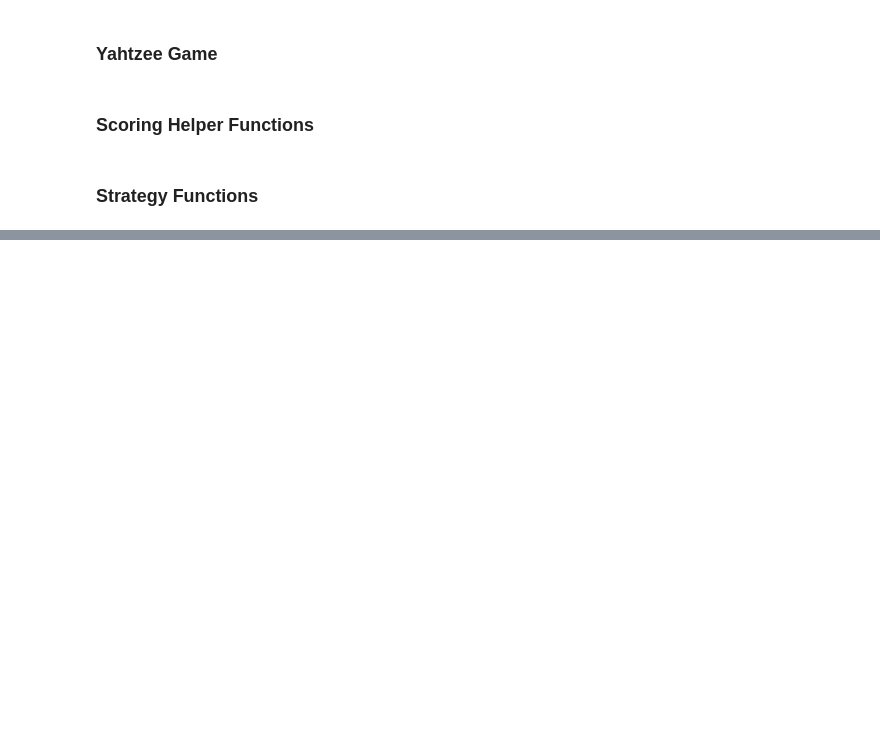
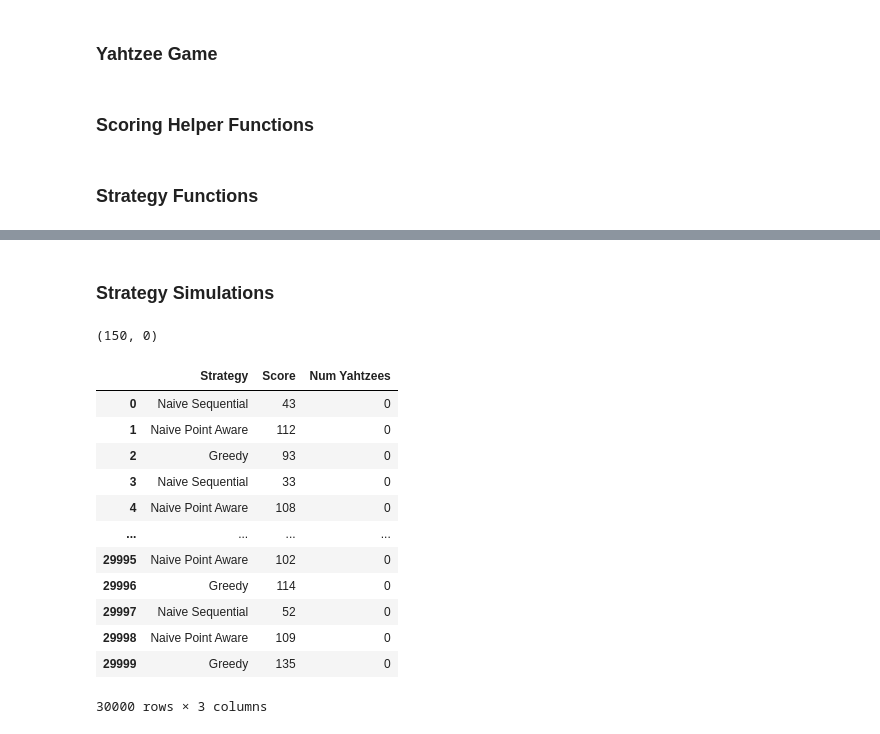
Before and after one commit to sejaldua/yahtzee-simulation, a Jupyter notebook: yahtzee.ipynb, the cells around one changed output, grey strips where cells are left out. Drawn from its saved outputs; the diff is of its cells as text; code cells hidden in the pictures; blank space fills up the shorter version.

```diff
--- a/yahtzee.ipynb
+++ b/yahtzee.ipynb
@@ -186,0 +298,15 @@ def naive_point_aware_strategy(card, verbose=False):
+# %%
+# Create a Yahtzee card object
+card = Yahtzee()
+
+# Run the simple strategy on the card
+naive_sequential_strategy(card, verbose=True)
+
+# Print the final scores
+print("Yahtzee Scorecard:")
+for category, score in card.scores.items():
+  print(f"{category}: {score}")
+total_score = card.get_total_score()
+
+total_score = card.get_total_score()
+print('TOTAL SCORE:', total_score)
@@ -452,0 +396,2 @@ print(scores)
+# %% [markdown]
+### Strategy Simulations
@@ -452,0 +412,33 @@ print(scores)
+# %%
+test_strategy(greedy_strategy)
+# %% [output]
+(150, 0)
+# %%
+N = 10000
+data = []
+strat_func_dict = {
+    'Naive Sequential': naive_sequential_strategy,
+    'Naive Point Aware': naive_point_aware_strategy,
+    'Greedy': greedy_strategy
+}
+for i in tqdm(range(N)):
+    for strat in ['Naive Sequential', 'Naive Point Aware', 'Greedy']:
+        score, num_yahtzees = test_strategy(strat_func_dict[strat])
+        data.append([strat, score, num_yahtzees])
+
+df = pd.DataFrame(data, columns=['Strategy', 'Score', 'Num Yahtzees'])
+df
+# %% [output]
+|  | Strategy | Score | Num Yahtzees |
+| 0 | Naive Sequential | 43 | 0 |
+| 1 | Naive Point Aware | 112 | 0 |
+| 2 | Greedy | 93 | 0 |
+| 3 | Naive Sequential | 33 | 0 |
+| 4 | Naive Point Aware | 108 | 0 |
+| ... | ... | ... | ... |
+| 29995 | Naive Point Aware | 102 | 0 |
+| 29996 | Greedy | 114 | 0 |
+| 29997 | Naive Sequential | 52 | 0 |
+| 29998 | Naive Point Aware | 109 | 0 |
+| 29999 | Greedy | 135 | 0 |
+30000 rows × 3 columns
```
Also changed, not shown: parts of 21 cells of this notebook.
